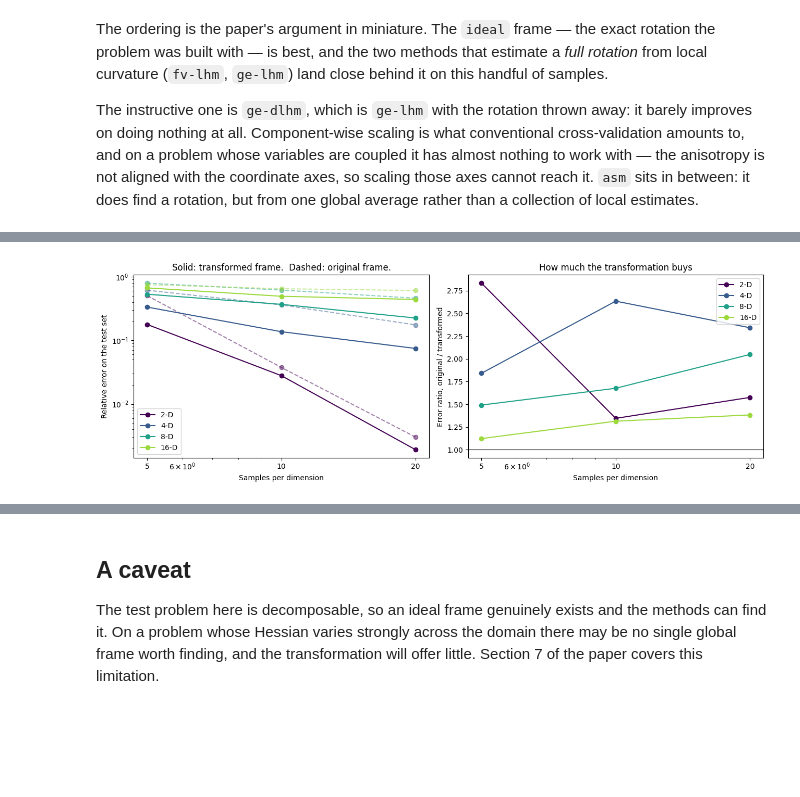
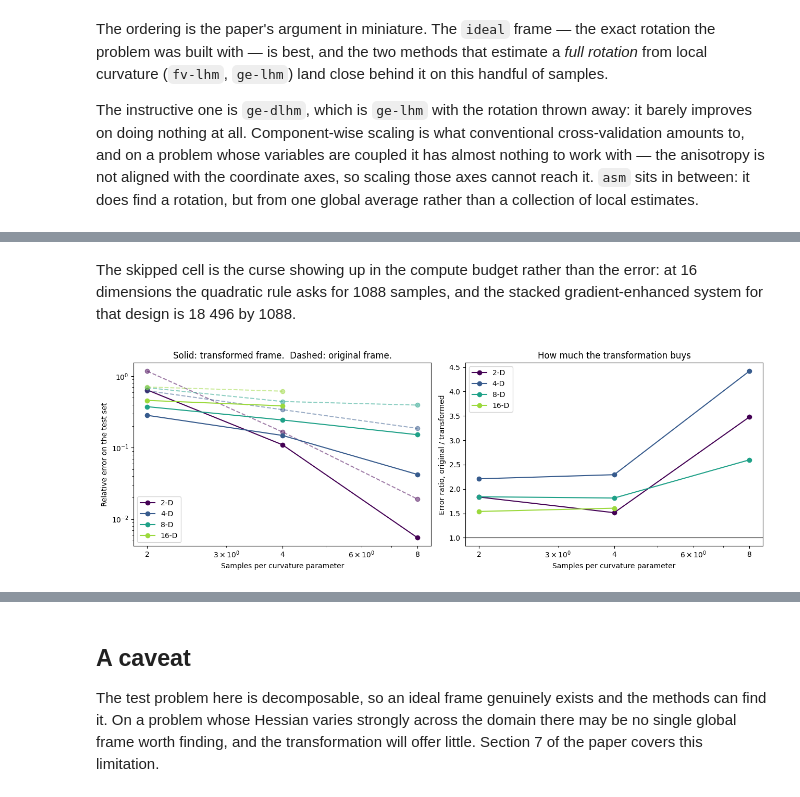
Before and after one commit to JohannBouwer/ge_rbf, a Jupyter notebook: notebooks/03_transformations.ipynb, the cells around one changed output, grey strips where cells are left out. Cells and saved outputs as stored; diff of their text form; code cells hidden in the pictures; blank space fills up the shorter version.

```diff
--- a/notebooks/03_transformations.ipynb
+++ b/notebooks/03_transformations.ipynb
@@ -244,37 +303,38 @@ for n_features in DIMENSIONS:
+# %% [markdown]
+The skipped cell is the curse showing up in the compute budget rather than the error: at 16 dimensions the quadratic rule asks for 1088 samples, and the stacked gradient-enhanced system for that design is 18 496 by 1088.
 # %%
 fig, (left, right) = plt.subplots(1, 2, figsize=(13, 4.5))
 colours = plt.cm.viridis(np.linspace(0, 0.85, len(DIMENSIONS)))
 
 for colour, n_features in zip(colours, DIMENSIONS, strict=True):
-    plain = [study[n_features, s][0] for s in SAMPLES_PER_DIMENSION]
-    framed = [study[n_features, s][1] for s in SAMPLES_PER_DIMENSION]
+    budgets = [c for c in PER_PARAMETER if (n_features, c) in study]
+    plain = [study[n_features, c][0] for c in budgets]
+    framed = [study[n_features, c][1] for c in budgets]
 
-    left.plot(SAMPLES_PER_DIMENSION, plain, "o--", color=colour, alpha=0.5)
-    left.plot(SAMPLES_PER_DIMENSION, framed, "o-", color=colour, label=f"{n_features}-D")
+    left.plot(budgets, plain, "o--", color=colour, alpha=0.5)
+    left.plot(budgets, framed, "o-", color=colour, label=f"{n_features}-D")
     right.plot(
-        SAMPLES_PER_DIMENSION,
+        budgets,
         [p / f for p, f in zip(plain, framed, strict=True)],
         "o-",
         color=colour,
         label=f"{n_features}-D",
     )
 
+for ax in (left, right):
+    ax.set_xscale("log")
+    ax.set_xticks(PER_PARAMETER, [str(c) for c in PER_PARAMETER])
+    ax.set_xlabel("Samples per curvature parameter")
+    ax.legend()
+
 left.set_yscale("log")
-left.set_xscale("log")
-left.set_xticks(SAMPLES_PER_DIMENSION, [str(s) for s in SAMPLES_PER_DIMENSION])
-left.set_xlabel("Samples per dimension")
 left.set_ylabel("Relative error on the test set")
 left.set_title("Solid: transformed frame.  Dashed: original frame.")
-left.legend()
 
 right.axhline(1.0, color="k", lw=0.8)
-right.set_xscale("log")
-right.set_xticks(SAMPLES_PER_DIMENSION, [str(s) for s in SAMPLES_PER_DIMENSION])
-right.set_xlabel("Samples per dimension")
 right.set_ylabel("Error ratio, original / transformed")
 right.set_title("How much the transformation buys")
-right.legend()
 
 fig.tight_layout()
 # %% [output]
-[figure, old version]
+[figure, new version]
```
Also changed, not shown: parts of 7 cells of this notebook, 4 other files.
